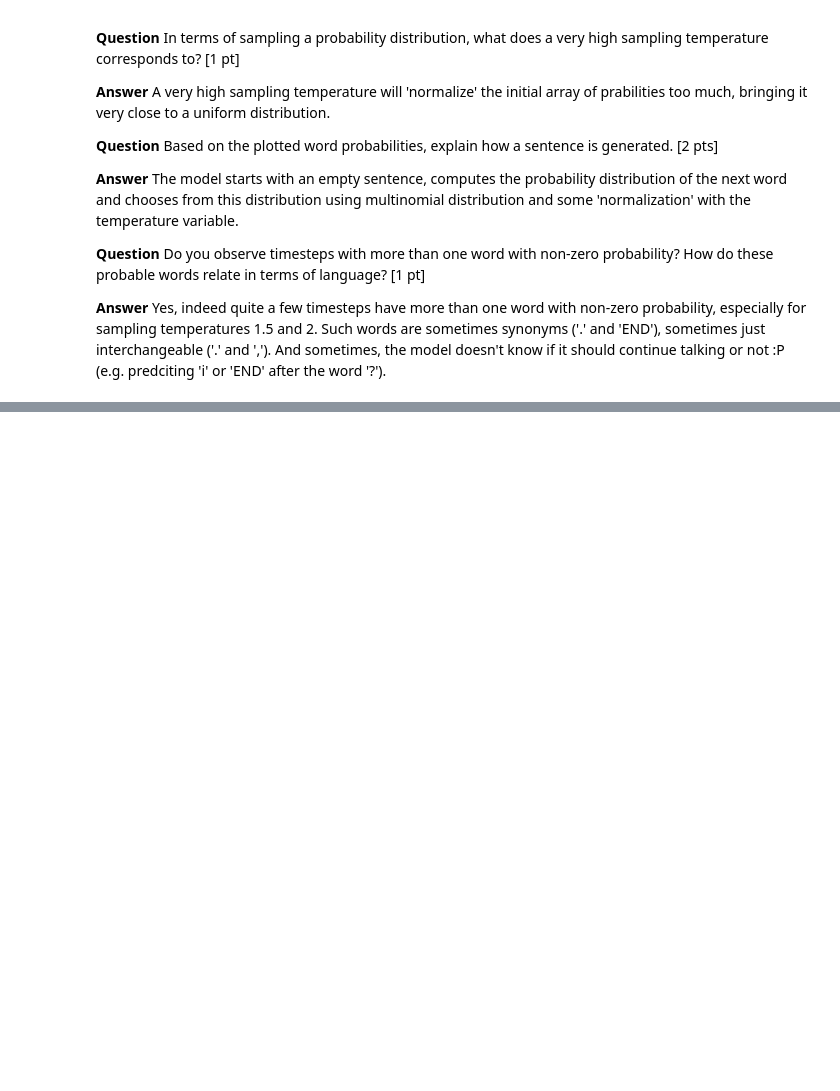
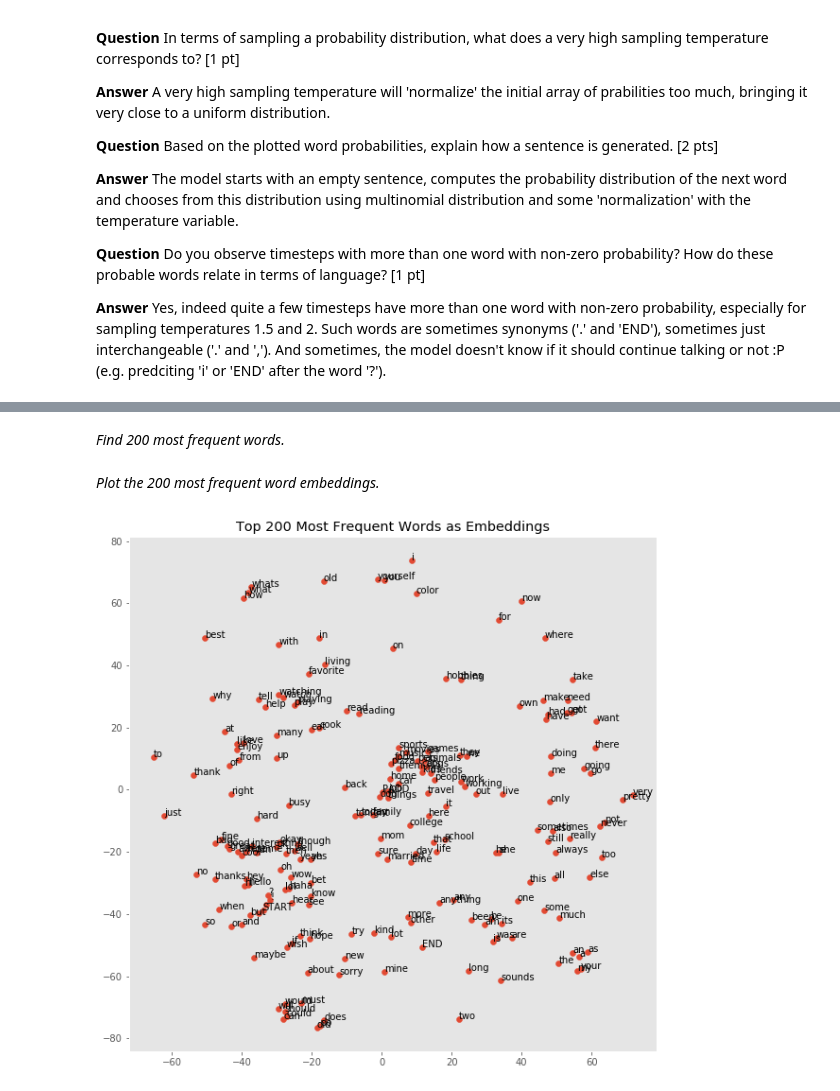
Before and after one commit to stephen-zhao/CS-456_ANN-MP2, a Jupyter notebook: miniproject2_ChatBot.ipynb, the cells around one changed output, grey strips where cells are left out. Drawn from its saved outputs; the diff is of its cells as text; code cells hidden in the pictures; blank space fills up the shorter version.

Commit message:
Completed Word Embeddings and Chatbot section

```diff
--- a/miniproject2_ChatBot.ipynb
+++ b/miniproject2_ChatBot.ipynb
@@ -1164,0 +1224,2 @@ Here, you are asked to visualize the embedding layer.
+# %%
+projection_2d_words = TSNE(n_components=2).fit_transform(word_embeddings)
@@ -1164,0 +1228,30 @@ Here, you are asked to visualize the embedding layer.
+# %% [markdown]
+*Find 200 most frequent words.*
+# %%
+word_idx_frequency = {}
+for sentence in train_sentences:
+    for word in sentence:
+        if word in word_idx_frequency:
+            word_idx_frequency[word] += 1
+        else:
+            word_idx_frequency[word] = 1
+word_idx_frequency = sorted(word_idx_frequency.items(), key=lambda kvp: kvp[1], reverse=True)
+word_idxs_ordered_by_frequency = [w for w, f in word_idx_frequency]
+# %%
+top_200_word_idxs = word_idxs_ordered_by_frequency[:200]
+# %%
+top_200_words = []
+for word_idx in top_200_word_idxs:
+    top_200_words.append(tokens[word_idx])
+# %% [markdown]
+*Plot the 200 most frequent word embeddings.*
+# %%
+fig, ax = plt.subplots(1, figsize=(10,10))
+top_200_word_idxs_x = projection_2d_words[top_200_word_idxs,0]
+top_200_word_idxs_y = projection_2d_words[top_200_word_idxs,1]
+ax.scatter(top_200_word_idxs_x, top_200_word_idxs_y)
+ax.set_title("Top 200 Most Frequent Words as Embeddings")
+for i, word in enumerate(top_200_words):
+    ax.annotate(word, [top_200_word_idxs_x[i], top_200_word_idxs_y[i]])
+# %% [output]
+[figure, added]
```
Also changed, not shown: parts of 50 cells of this notebook.
